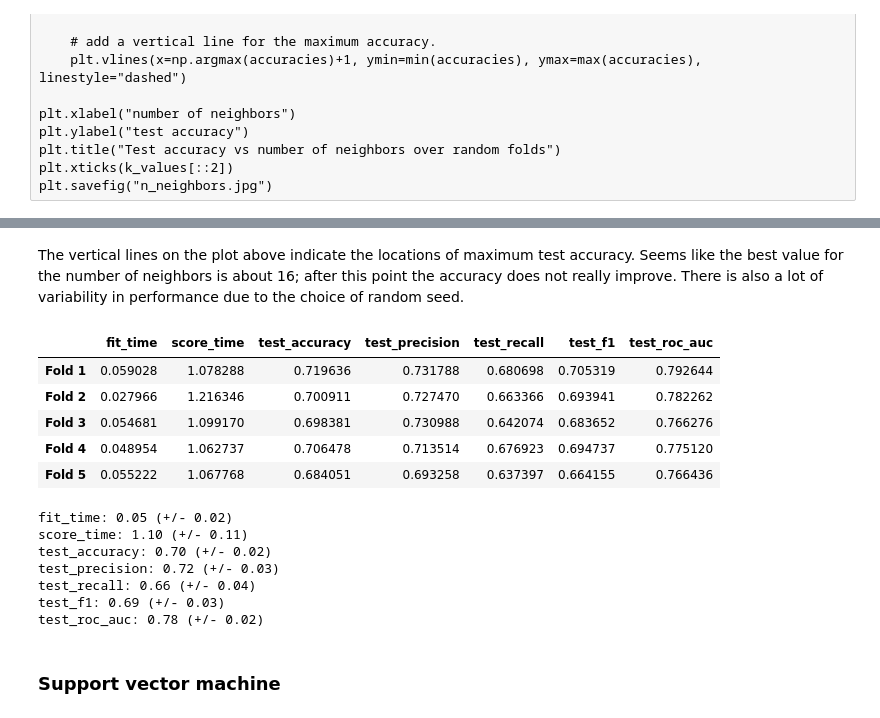
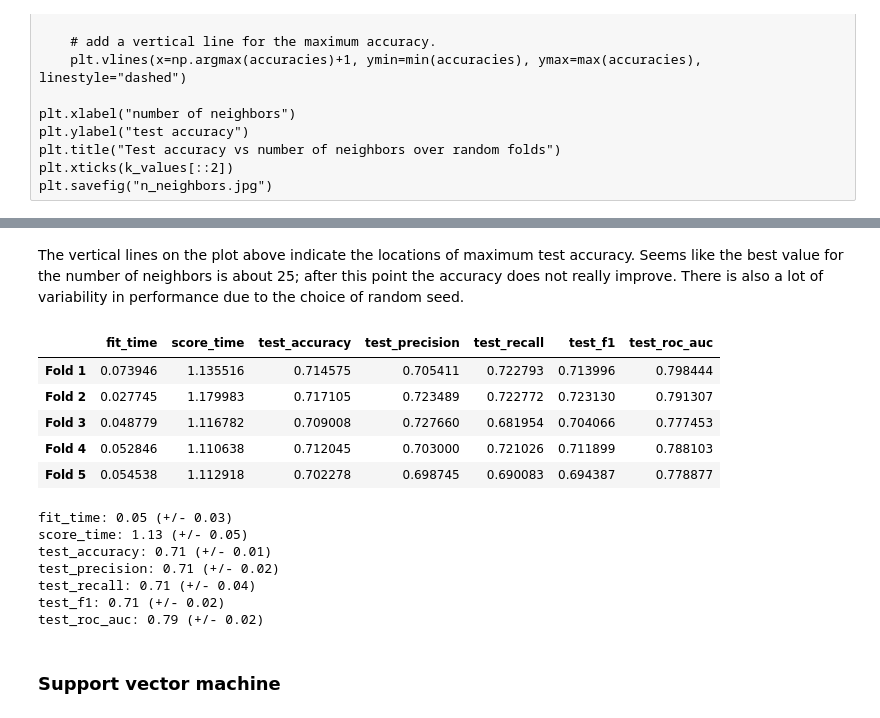
Before and after one commit to awray3/league_of_legends, a Jupyter notebook: league_of_legends.ipynb, the cells around one changed output, grey strips where cells are left out. Cells and saved outputs as stored; diff of their text form; code cells hidden in the pictures.

```diff
--- a/league_of_legends.ipynb
+++ b/league_of_legends.ipynb
@@ -545,28 +513,28 @@ plt.savefig("n_neighbors.jpg")
 # %% [markdown]
 The vertical lines on the plot above indicate the locations of maximum test accuracy.
-Seems like the best value for the number of neighbors is about 16; after this point the accuracy does not really improve. There is also a lot of variability in performance due to the choice of random seed.
+Seems like the best value for the number of neighbors is about 25; after this point the accuracy does not really improve. There is also a lot of variability in performance due to the choice of random seed.
 # %%
 knn = {}
-knn["model"] = KNeighborsClassifier(n_neighbors=16)
+knn["model"] = KNeighborsClassifier(n_neighbors=25)
 knn["results"] = run_cv(knn["model"], X, y)
 view_cv_results(knn["results"])
 # %% [output]
 |  | fit_time | score_time | test_accuracy | test_precision | test_recall | test_f1 | test_roc_auc |
-| Fold 1 | 0.059028 | 1.078288 | 0.719636 | 0.731788 | 0.680698 | 0.705319 | 0.792644 |
-| Fold 2 | 0.027966 | 1.216346 | 0.700911 | 0.727470 | 0.663366 | 0.693941 | 0.782262 |
-| Fold 3 | 0.054681 | 1.099170 | 0.698381 | 0.730988 | 0.642074 | 0.683652 | 0.766276 |
-| Fold 4 | 0.048954 | 1.062737 | 0.706478 | 0.713514 | 0.676923 | 0.694737 | 0.775120 |
-| Fold 5 | 0.055222 | 1.067768 | 0.684051 | 0.693258 | 0.637397 | 0.664155 | 0.766436 |
+| Fold 1 | 0.073946 | 1.135516 | 0.714575 | 0.705411 | 0.722793 | 0.713996 | 0.798444 |
+| Fold 2 | 0.027745 | 1.179983 | 0.717105 | 0.723489 | 0.722772 | 0.723130 | 0.791307 |
+| Fold 3 | 0.048779 | 1.116782 | 0.709008 | 0.727660 | 0.681954 | 0.704066 | 0.777453 |
+| Fold 4 | 0.052846 | 1.110638 | 0.712045 | 0.703000 | 0.721026 | 0.711899 | 0.788103 |
+| Fold 5 | 0.054538 | 1.112918 | 0.702278 | 0.698745 | 0.690083 | 0.694387 | 0.778877 |
 # %%
 cv_conf_int(knn["results"])
 # %% [output]
-fit_time: 0.05 (+/- 0.02)
-score_time: 1.10 (+/- 0.11)
-test_accuracy: 0.70 (+/- 0.02)
-test_precision: 0.72 (+/- 0.03)
-test_recall: 0.66 (+/- 0.04)
-test_f1: 0.69 (+/- 0.03)
-test_roc_auc: 0.78 (+/- 0.02)
+fit_time: 0.05 (+/- 0.03)
+score_time: 1.13 (+/- 0.05)
+test_accuracy: 0.71 (+/- 0.01)
+test_precision: 0.71 (+/- 0.02)
+test_recall: 0.71 (+/- 0.04)
+test_f1: 0.71 (+/- 0.02)
+test_roc_auc: 0.79 (+/- 0.02)
 # %% [markdown]
 ### Support vector machine
 # %%
```
Also changed, not shown: parts of 12 cells of this notebook, 2 other files.
